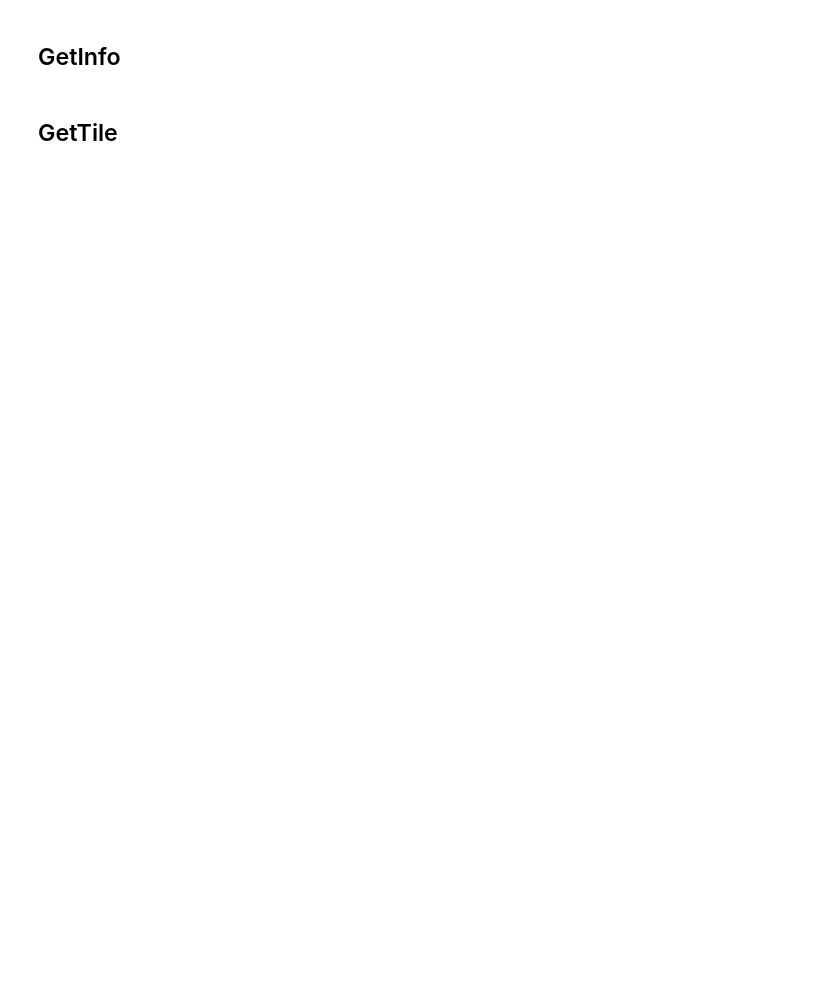
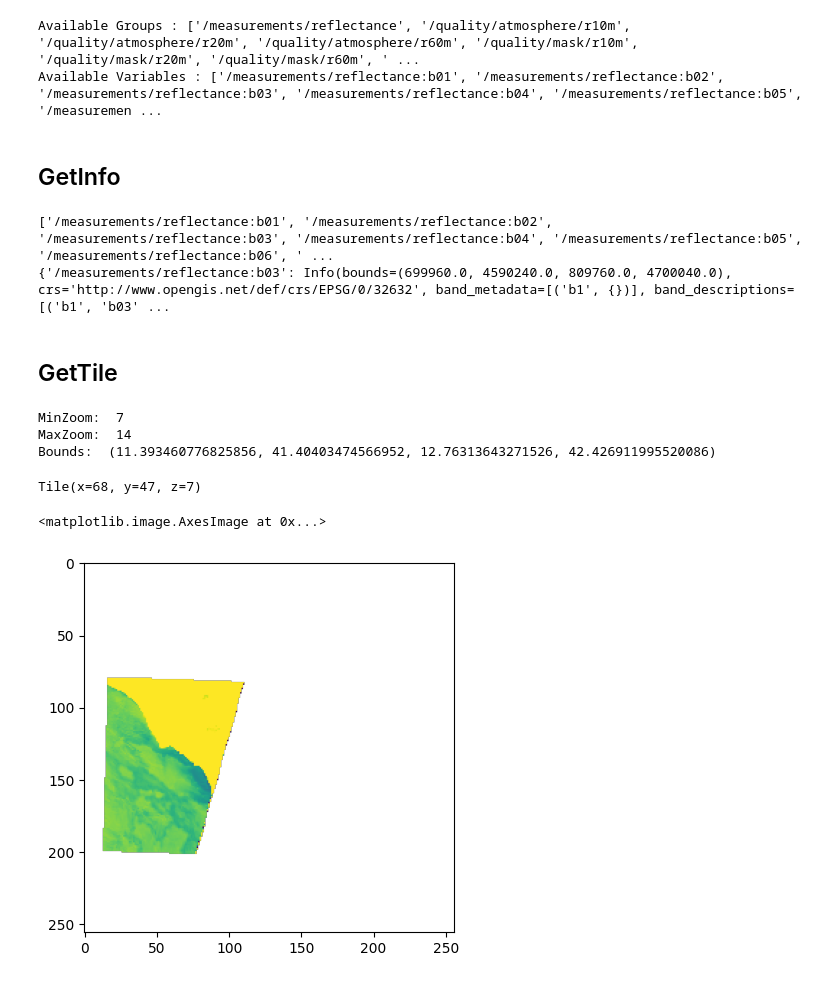
Before and after one commit to EOPF-Explorer/titiler-eopf, a Jupyter notebook: notebooks/eopf-reader.ipynb, the cells around one changed output. Cells and saved outputs as stored; diff of their text form; code cells hidden in the pictures; blank space fills up the shorter version.

```diff
--- a/notebooks/eopf-reader.ipynb
+++ b/notebooks/eopf-reader.ipynb
@@ -6,7 +6,7 @@ from matplotlib.pyplot import imshow
 os.environ["AWS_PROFILE"] = "eopf-explorer"
 os.environ["AWS_ENDPOINT_URL"] = "https://s3.de.io.cloud.ovh.net/"
 # %%
-src_path = "s3://esa-zarr-sentinel-explorer-fra/tests-output/eopf_geozarr/S2C_MSIL2A_20251128T101401_N0511_R022_T32TQR_20251128T140816.zarr"
+src_path = "s3:/esa-zarr-sentinel-explorer-fra/tests-output/sentinel-2-l2a/S2C_MSIL2A_20260117T101351_N0511_R022_T32TQM_20260117T135312.zarr"
 # %%
 with GeoZarrReader(src_path) as geozarr:
     print(geozarr)
@@ -14,6 +32,9 @@ with GeoZarrReader(src_path) as geozarr:
 with GeoZarrReader(src_path) as geozarr:
     print("Available Groups :", geozarr.groups)
     print("Available Variables :", geozarr.variables)
+# %% [output]
+Available Groups : ['/measurements/reflectance', '/quality/atmosphere/r10m', '/quality/atmosphere/r20m', '/quality/atmosphere/r60m', '/quality/mask/r10m', '/quality/mask/r20m', '/quality/mask/r60m', ' ...
+Available Variables : ['/measurements/reflectance:b01', '/measurements/reflectance:b02', '/measurements/reflectance:b03', '/measurements/reflectance:b04', '/measurements/reflectance:b05', '/measuremen ...
 # %% [markdown]
 ## GetInfo
 # %%
@@ -21,17 +42,20 @@ with GeoZarrReader(src_path) as geozarr:
     # get Info for all available variables
     info = geozarr.info()
 
-    info_b03 = geozarr.info(variables=["/measurements/reflectance/r10m:b03"])
+    info_b03 = geozarr.info(variables=["/measurements/reflectance:b03"])
 
-print(info)
+print(list(info))
 print(info_b03)
+# %% [output]
+['/measurements/reflectance:b01', '/measurements/reflectance:b02', '/measurements/reflectance:b03', '/measurements/reflectance:b04', '/measurements/reflectance:b05', '/measurements/reflectance:b06', ' ...
+{'/measurements/reflectance:b03': Info(bounds=(699960.0, 4590240.0, 809760.0, 4700040.0), crs='http://www.opengis.net/def/crs/EPSG/0/32632', band_metadata=[('b1', {})], band_descriptions=[('b1', 'b03' ...
 # %% [markdown]
 ## GetTile
 # %%
 with GeoZarrReader(src_path) as geozarr:
     minzoom, maxzoom = (
-        geozarr.get_minzoom("/measurements/reflectance/r10m"),
-        geozarr.get_maxzoom("/measurements/reflectance/r10m"),
+        geozarr.get_minzoom("/measurements/reflectance"),
+        geozarr.get_maxzoom("/measurements/reflectance"),
     )
     center_lon = (geozarr.bounds[2] + geozarr.bounds[0]) / 2
     center_lat = (geozarr.bounds[3] + geozarr.bounds[1]) / 2
@@ -39,22 +63,30 @@ with GeoZarrReader(src_path) as geozarr:
     print("MinZoom: ", minzoom)
     print("MaxZoom: ", maxzoom)
     print("Bounds: ", geozarr.bounds)
+# %% [output]
+MinZoom:  7
+MaxZoom:  14
+Bounds:  (11.393460776825856, 41.40403474566952, 12.76313643271526, 42.426911995520086)
 # %%
 with GeoZarrReader(src_path) as geozarr:
     tile = geozarr.tms.tile(center_lon, center_lat, minzoom)
     print(tile)
 
-    red = "/measurements/reflectance/r10m:b04"
-    nir = "/measurements/reflectance/r10m:b08"
+    red = "/measurements/reflectance:b04"
+    nir = "/measurements/reflectance:b8a"
     expression = f"({nir}-{red})/({nir}+{red})"
 
     img = geozarr.tile(
         *tile,
         expression=expression,
     )
     img.rescale(((-1, 0.1),))
 
 imshow(img.data_as_image())
+# %% [output]
+Tile(x=68, y=47, z=7)
+<matplotlib.image.AxesImage at 0x...>
+[figure, added]
 # %%
 with GeoZarrReader(src_path) as geozarr:
     tile = geozarr.tms.tile(center_lon, center_lat, minzoom)
```
Also changed, not shown: parts of 3 cells of this notebook, 3 other files.
